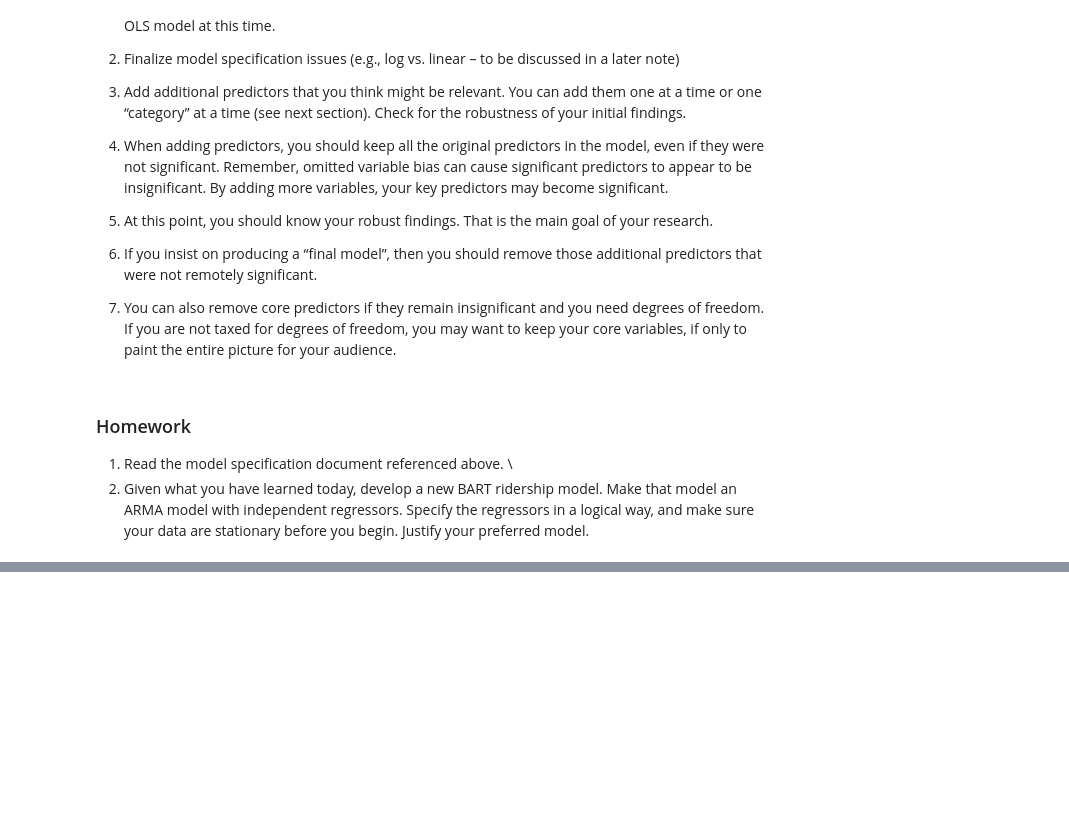
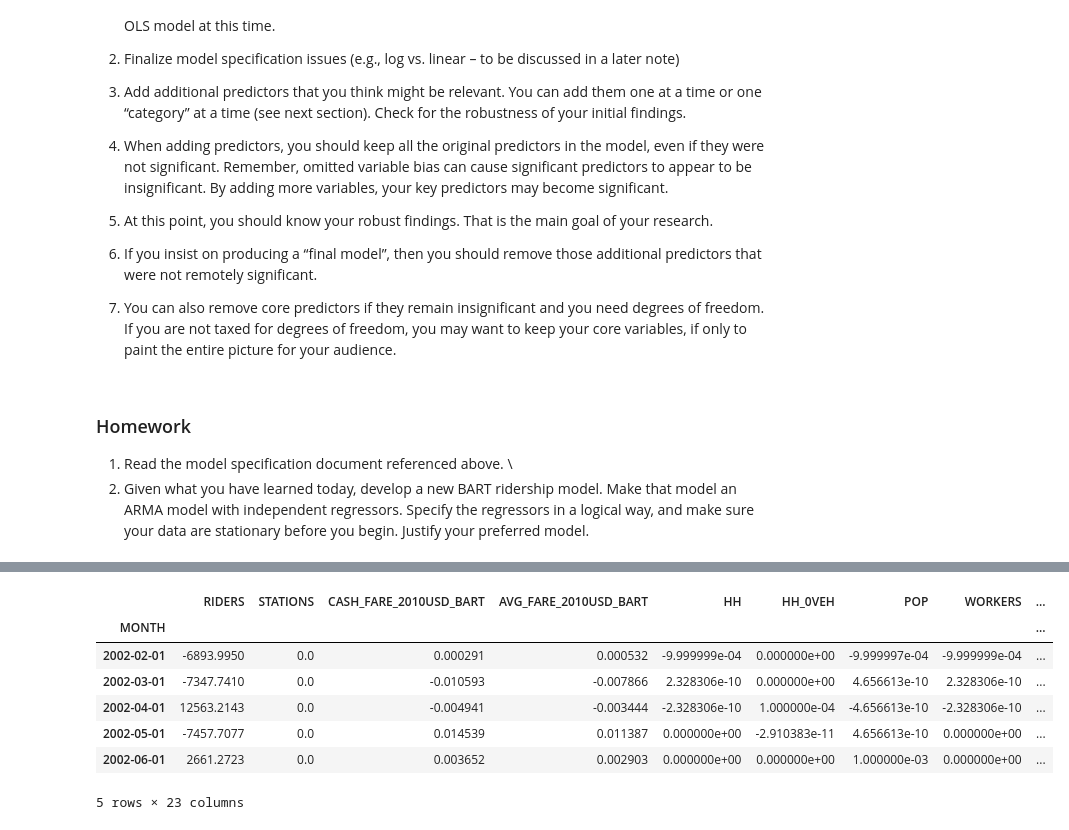
Before and after one commit to kboerger4/ce599-s17, a Jupyter notebook: 23-Three Cs/Three Cs.ipynb, the cells around one changed output, grey strips where cells are left out. Cells and saved outputs as stored; diff of their text form; code cells hidden in the pictures; blank space fills up the shorter version.

```diff
--- a/23-Three Cs/Three Cs.ipynb
+++ b/23-Three Cs/Three Cs.ipynb
@@ -194,0 +335,11 @@ They suggest:
+# %%
+green.head()
+# %% [output]
+|  | RIDERS | STATIONS | CASH_FARE_2010USD_BART | AVG_FARE_2010USD_BART | HH | HH_0VEH | POP | WORKERS | ... |
+| MONTH |  |  |  |  |  |  |  |  | ... |
+| 2002-02-01 | -6893.9950 | 0.0 | 0.000291 | 0.000532 | -9.999999e-04 | 0.000000e+00 | -9.999997e-04 | -9.999999e-04 | ... |
+| 2002-03-01 | -7347.7410 | 0.0 | -0.010593 | -0.007866 | 2.328306e-10 | 0.000000e+00 | 4.656613e-10 | 2.328306e-10 | ... |
+| 2002-04-01 | 12563.2143 | 0.0 | -0.004941 | -0.003444 | -2.328306e-10 | 1.000000e-04 | -4.656613e-10 | -2.328306e-10 | ... |
+| 2002-05-01 | -7457.7077 | 0.0 | 0.014539 | 0.011387 | 0.000000e+00 | -2.910383e-11 | 4.656613e-10 | 0.000000e+00 | ... |
+| 2002-06-01 | 2661.2723 | 0.0 | 0.003652 | 0.002903 | 0.000000e+00 | 0.000000e+00 | 1.000000e-03 | 0.000000e+00 | ... |
+5 rows × 23 columns
```
Also changed, not shown: parts of 16 cells of this notebook.
